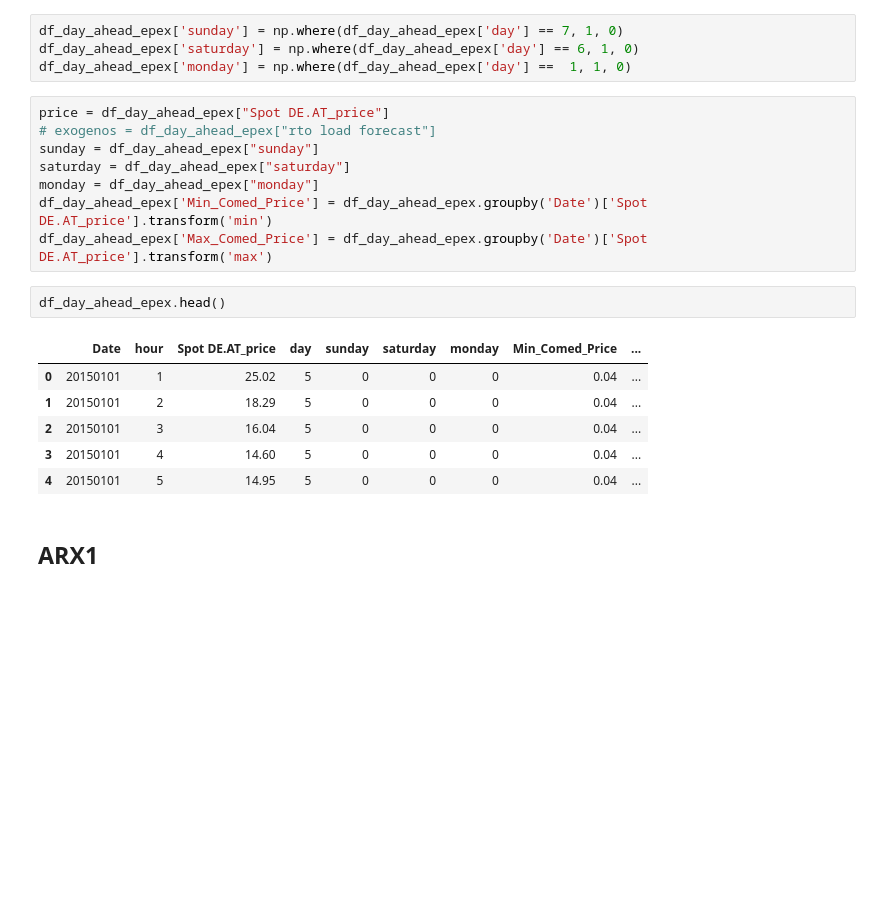
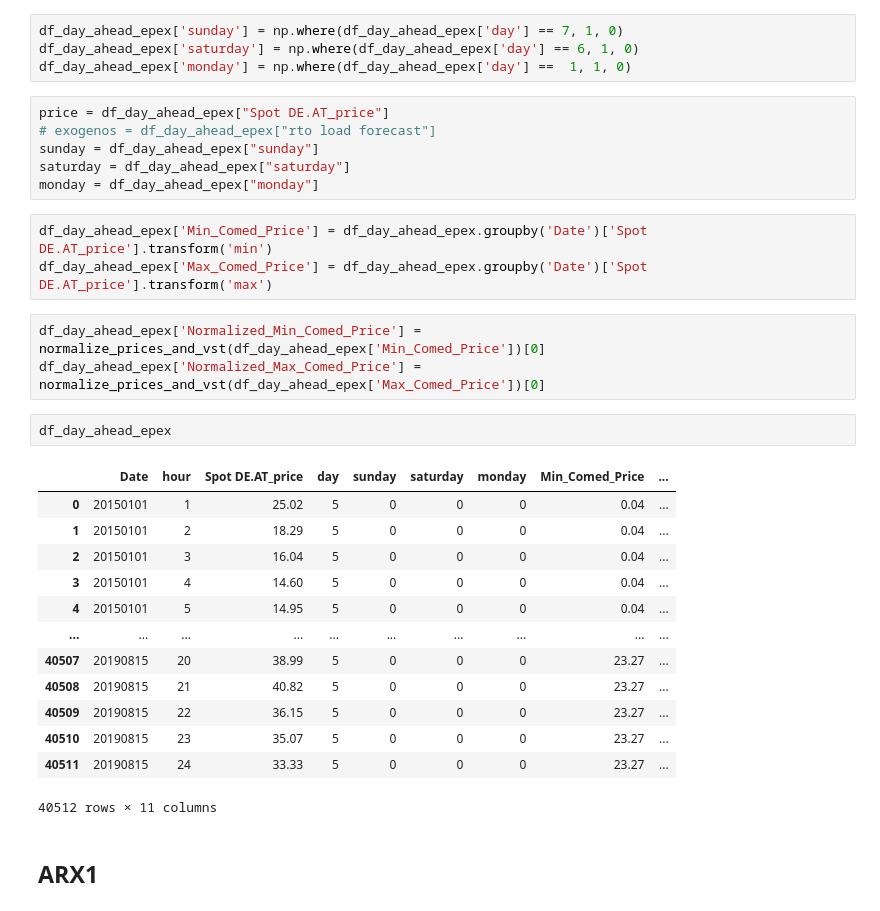
Before and after one commit to piovesanaedoardo/Project_Predictive-Analytics, a Jupyter notebook: main.ipynb, the cells around one changed output. Drawn from its saved outputs; the diff is of its cells as text; blank space fills up the shorter version.

```diff
--- a/main.ipynb
+++ b/main.ipynb
@@ -80,17 +104,28 @@ price = df_day_ahead_epex["Spot DE.AT_price"]
 sunday = df_day_ahead_epex["sunday"]
 saturday = df_day_ahead_epex["saturday"]
 monday = df_day_ahead_epex["monday"]
-df_day_ahead_epex['Min_Comed_Price'] = df_day_ahead_epex.groupby('Date')['Spot DE.AT_price'].transform('min')
-df_day_ahead_epex['Max_Comed_Price'] = df_day_ahead_epex.groupby('Date')['Spot DE.AT_price'].transform('max')
+# %%
+df_day_ahead_epex['Min_Comed_Price'] = df_day_ahead_epex.groupby('Date')['Spot DE.AT_price'].transform('min')
+df_day_ahead_epex['Max_Comed_Price'] = df_day_ahead_epex.groupby('Date')['Spot DE.AT_price'].transform('max')
+# %%
+df_day_ahead_epex['Normalized_Min_Comed_Price'] = normalize_prices_and_vst(df_day_ahead_epex['Min_Comed_Price'])[0]
+df_day_ahead_epex['Normalized_Max_Comed_Price'] = normalize_prices_and_vst(df_day_ahead_epex['Max_Comed_Price'])[0]
 # %%
-df_day_ahead_epex.head()
+df_day_ahead_epex
 # %% [output]
 |  | Date | hour | Spot DE.AT_price | day | sunday | saturday | monday | Min_Comed_Price | ... |
 | 0 | 20150101 | 1 | 25.02 | 5 | 0 | 0 | 0 | 0.04 | ... |
 | 1 | 20150101 | 2 | 18.29 | 5 | 0 | 0 | 0 | 0.04 | ... |
 | 2 | 20150101 | 3 | 16.04 | 5 | 0 | 0 | 0 | 0.04 | ... |
 | 3 | 20150101 | 4 | 14.60 | 5 | 0 | 0 | 0 | 0.04 | ... |
 | 4 | 20150101 | 5 | 14.95 | 5 | 0 | 0 | 0 | 0.04 | ... |
+| ... | ... | ... | ... | ... | ... | ... | ... | ... | ... |
+| 40507 | 20190815 | 20 | 38.99 | 5 | 0 | 0 | 0 | 23.27 | ... |
+| 40508 | 20190815 | 21 | 40.82 | 5 | 0 | 0 | 0 | 23.27 | ... |
+| 40509 | 20190815 | 22 | 36.15 | 5 | 0 | 0 | 0 | 23.27 | ... |
+| 40510 | 20190815 | 23 | 35.07 | 5 | 0 | 0 | 0 | 23.27 | ... |
+| 40511 | 20190815 | 24 | 33.33 | 5 | 0 | 0 | 0 | 23.27 | ... |
+40512 rows × 11 columns
 # %% [markdown]
 ## ARX1
 # %% [markdown]
```
Also changed, not shown: parts of 26 cells of this notebook.
